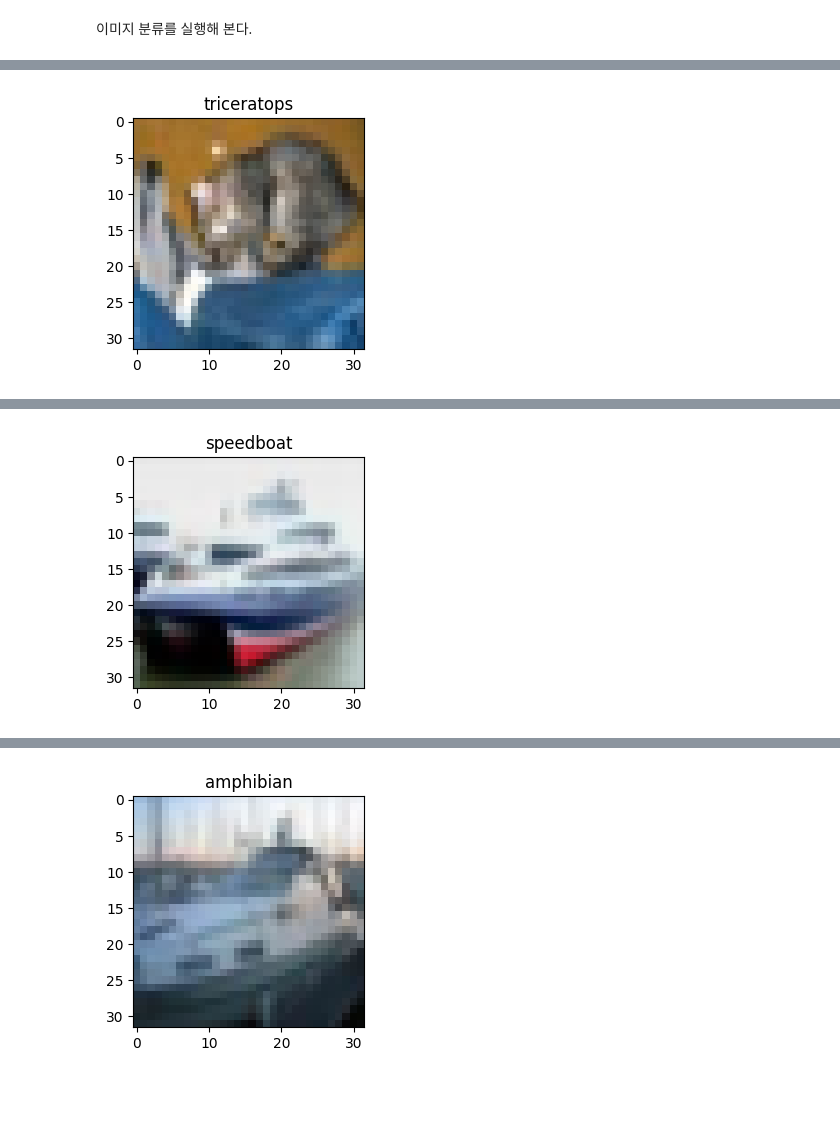
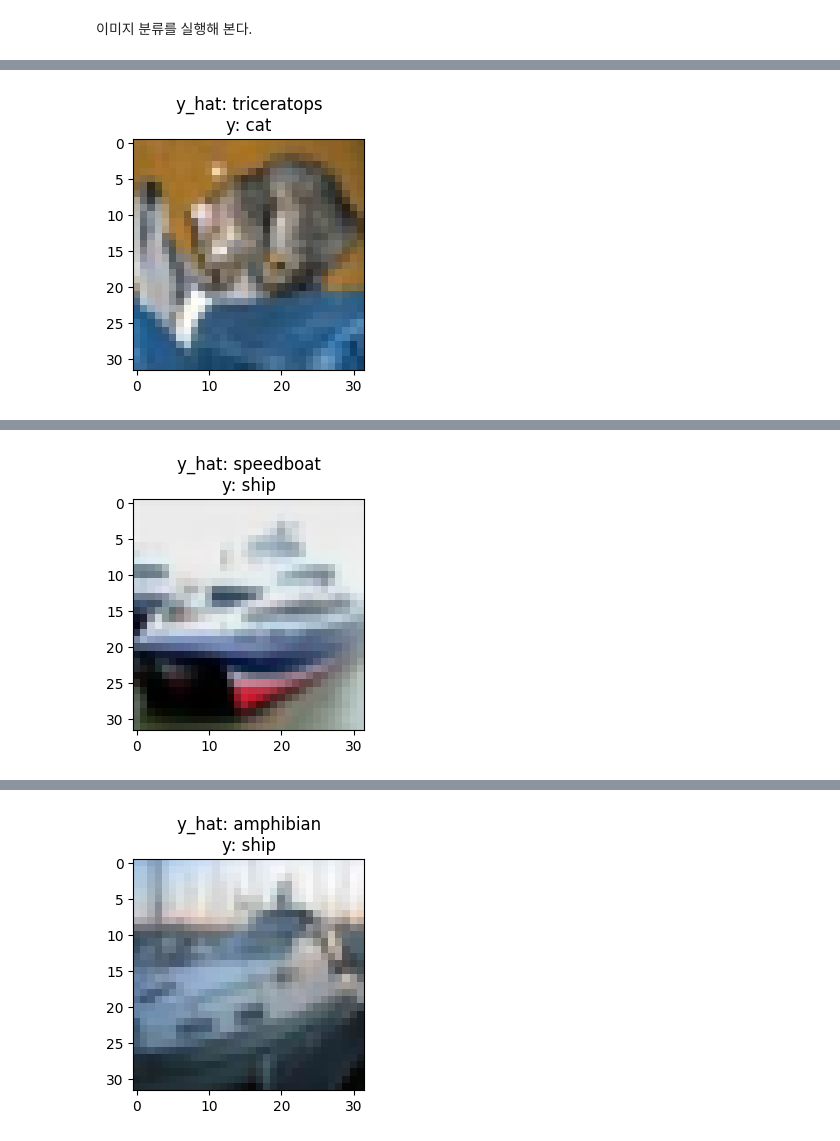
Before and after one commit to yleessam/tf, a Jupyter notebook: transfer/cifar10_resnet_without_transfer.ipynb, the cells around one changed output, grey strips where cells are left out. Saved outputs shown, nothing was run; the diff lists cells and outputs as text; code cells hidden in the pictures; blank space fills up the shorter version.

```diff
--- a/transfer/cifar10_resnet_without_transfer.ipynb
+++ b/transfer/cifar10_resnet_without_transfer.ipynb
@@ -66,11 +60,12 @@ base_model.compile(optimizer = 'adam', loss = 'sparse_categorical_crossentropy',
 # %%
 import tensorflow as tf
 
-for i in range(100):
+for i in range(10):
   # Test_images(cifar10의 테스트데이터)의 i번째 이미지에 대한 평가
   inputs = test_images[i]
 
   # ResNet이 원하는 이미지 차원은 (None, 224, 224, 3)이므로 차원 하나를 더 추가해준다.
+  #[높이, 너비, 채널] -> [1, 높이, 너비, 채널]
   inputs = tf.expand_dims(inputs, axis=0)
 
   # ResNet의 인풋사이즈에 맞춰준다.
@@ -79,6 +74,6 @@ for i in range(100):
   x = tf.keras.applications.resnet50.preprocess_input(x)
 
    # 모델의 성능을 파악해본다.
-  base_model.evaluate(x, test_labels[i])
+  histoy = base_model.evaluate(x, test_labels[i])
 # %% [output]
 1/1 [==============================] - 2s 2s/step - loss: 14.2147 - accuracy: 0.0000e+00
@@ -105,19 +96,28 @@ for i in range(100):
 # %%
-import matplotlib.pyplot as plt
-from tensorflow.keras.applications.resnet50 import decode_predictions
+# 5개 이미지 예측
 
 for i in range(5):
 
   inputs = test_images[i]
   inputs = tf.expand_dims(inputs, axis=0)
+
   x = tf.keras.layers.experimental.preprocessing.Resizing(224, 224)(inputs)
   x = tf.keras.applications.resnet50.preprocess_input(x)
 
-  preds = base_model.predict(x)  # ResNet Model의 예측진행
+  # ResNet Model의 예측진행
+  preds = base_model.predict(x)
 
-  # 예측 실행
+  # 예측 명 1순위를 넣는다.
+  predicted_label = decode_predictions(preds, top=1)[0][0][1]
+
+  # 실제 이름을 리스트에서 가져옵니다.
+  actual_label = class_names[test_labels[i,0]]
+
+  # 이미지 출력
   fig= plt.figure(figsize=(3,3))
-  plt.title(decode_predictions(preds, top=1)[0][0][1])# 타이틀에 예측 명 1순위를 넣는다.
-  plt.imshow(test_images[i])	# 이미지는
+
+  # 예측된 레이블과 실제 레이블을 타이틀에 추가합니다.
+  plt.title(f"y_hat: {predicted_label}\ny: {actual_label}")
+  plt.imshow(test_images[i])
   plt.show();
 # %% [output]
@@ -127 +125 @@ Downloading data from https://storage.googleapis.com/download.tensorflow.org/dat
-[figure, old version]
+[figure, new version]
@@ -129 +127 @@ Downloading data from https://storage.googleapis.com/download.tensorflow.org/dat
-[figure, old version]
+[figure, new version]
@@ -131 +129 @@ Downloading data from https://storage.googleapis.com/download.tensorflow.org/dat
-[figure, old version]
+[figure, new version]
```
Also changed, not shown: parts of 7 cells of this notebook.
